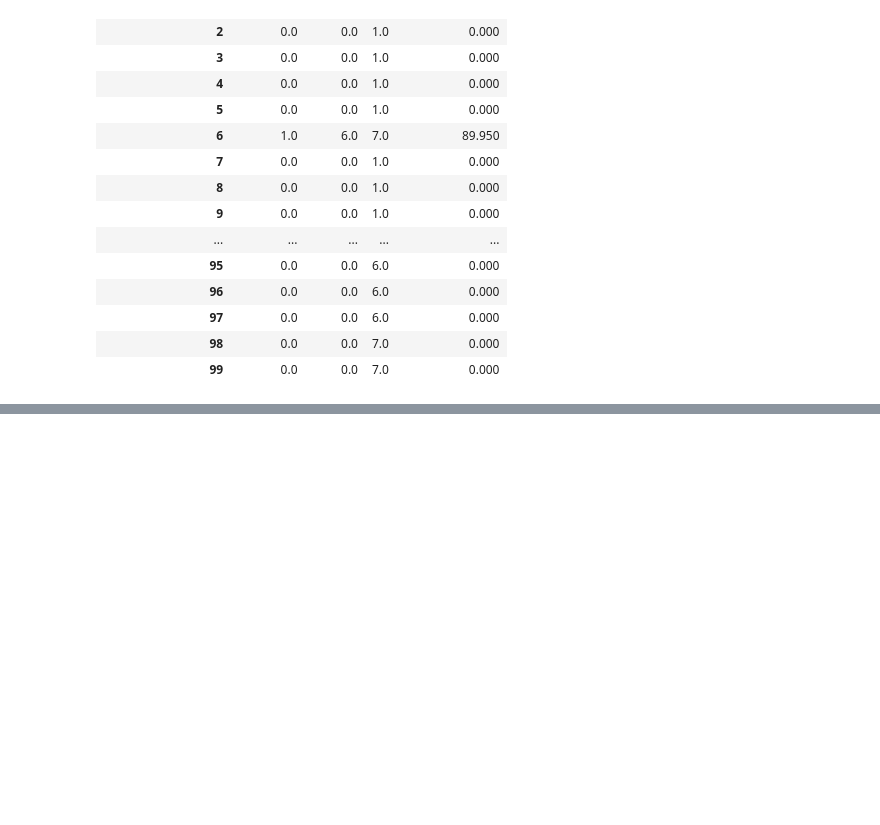
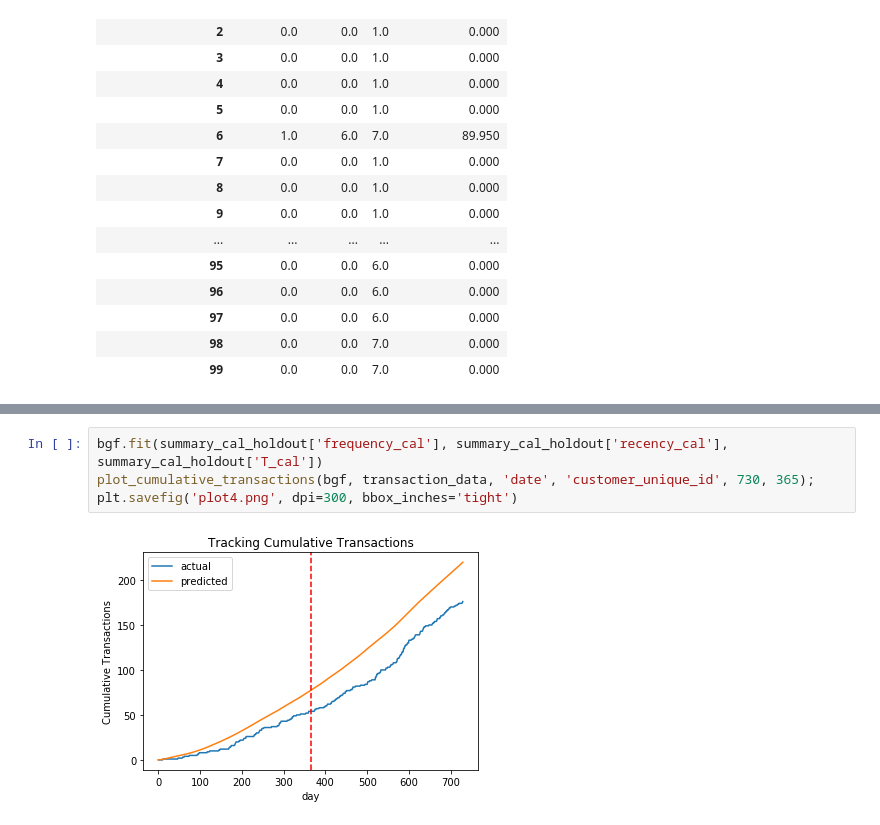
Before and after one commit to dc-larson/Insight_Data_Project, a Jupyter notebook: Online_transactions.ipynb, the cells around one changed output, grey strips where cells are left out. Drawn from its saved outputs; the diff is of its cells as text; blank space fills up the shorter version.

```diff
--- a/Online_transactions.ipynb
+++ b/Online_transactions.ipynb
@@ -253,0 +310,6 @@ summary.head(100)
+# %%
+bgf.fit(summary_cal_holdout['frequency_cal'], summary_cal_holdout['recency_cal'], summary_cal_holdout['T_cal'])
+plot_cumulative_transactions(bgf, transaction_data, 'date', 'customer_unique_id', 730, 365);
+plt.savefig('plot4.png', dpi=300, bbox_inches='tight')
+# %% [output]
+[figure, added]
```
Also changed, not shown: parts of 42 cells of this notebook.
